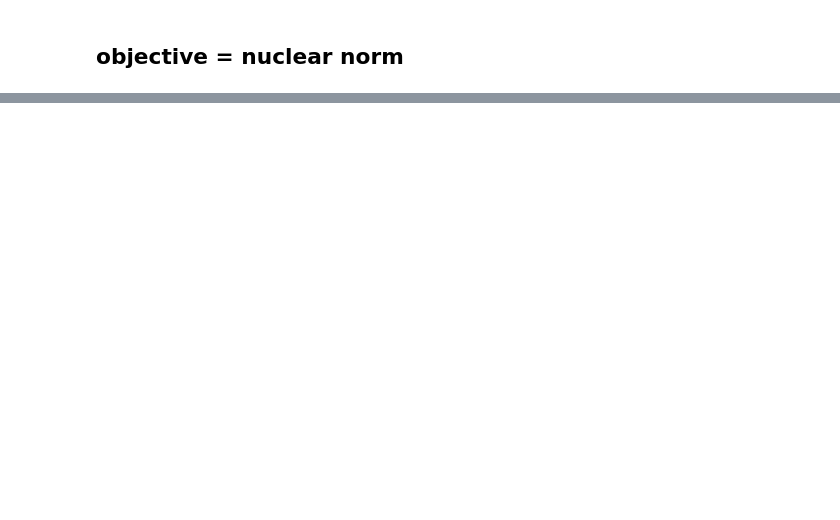
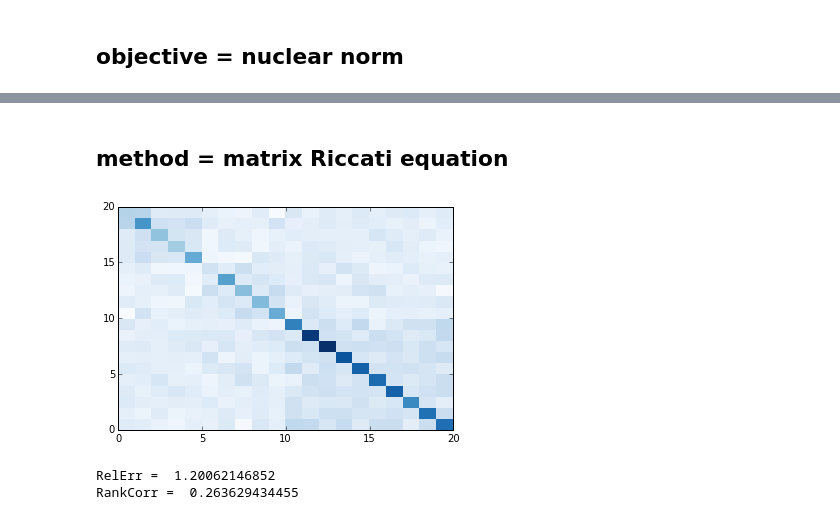
Before and after one commit to achab/nphc, a Jupyter notebook: norm_kernel.ipynb, the cells around one changed output, grey strips where cells are left out. Cells and saved outputs as stored; diff of their text form; code cells hidden in the pictures; blank space fills up the shorter version.

```diff
--- a/norm_kernel.ipynb
+++ b/norm_kernel.ipynb
@@ -142,0 +143,26 @@ RankCorr =  0.297979444344
+# %% [markdown]
+## method = matrix Riccati equation
+# %%
+from scipy.linalg import solve_continuous_are
+from whma.utils import empirical_sqrt_mean, empirical_sqrt_cross_corr
+Lambda = empirical_sqrt_mean(estim.lam)
+diagD, O = empirical_sqrt_cross_corr(estim)
+A = np.zeros((d, d))
+B = np.dot(O,np.dot(np.diag(diagD),O.T))
+R = np.eye(d)
+Q = np.diag(Lambda)
+# %%
+R_ric = solve_continuous_are(A, B, Q, R)
+X_ric = np.eye(d) - R_ric
+# %%
+plt.pcolor(X_ric[::-1],cmap=plt.cm.Blues)
+plt.show()
+plt.close()
+# %% [output]
+[figure, added]
+# %%
+print("RelErr = ", rel_err(Alpha_truth, X_ric))
+print("RankCorr = ", rank_corr(Alpha_truth, X_ric))
+# %% [output]
+RelErr =  1.20062146852
+RankCorr =  0.263629434455
```
Also changed, not shown: parts of 13 cells of this notebook, 5 other files.
